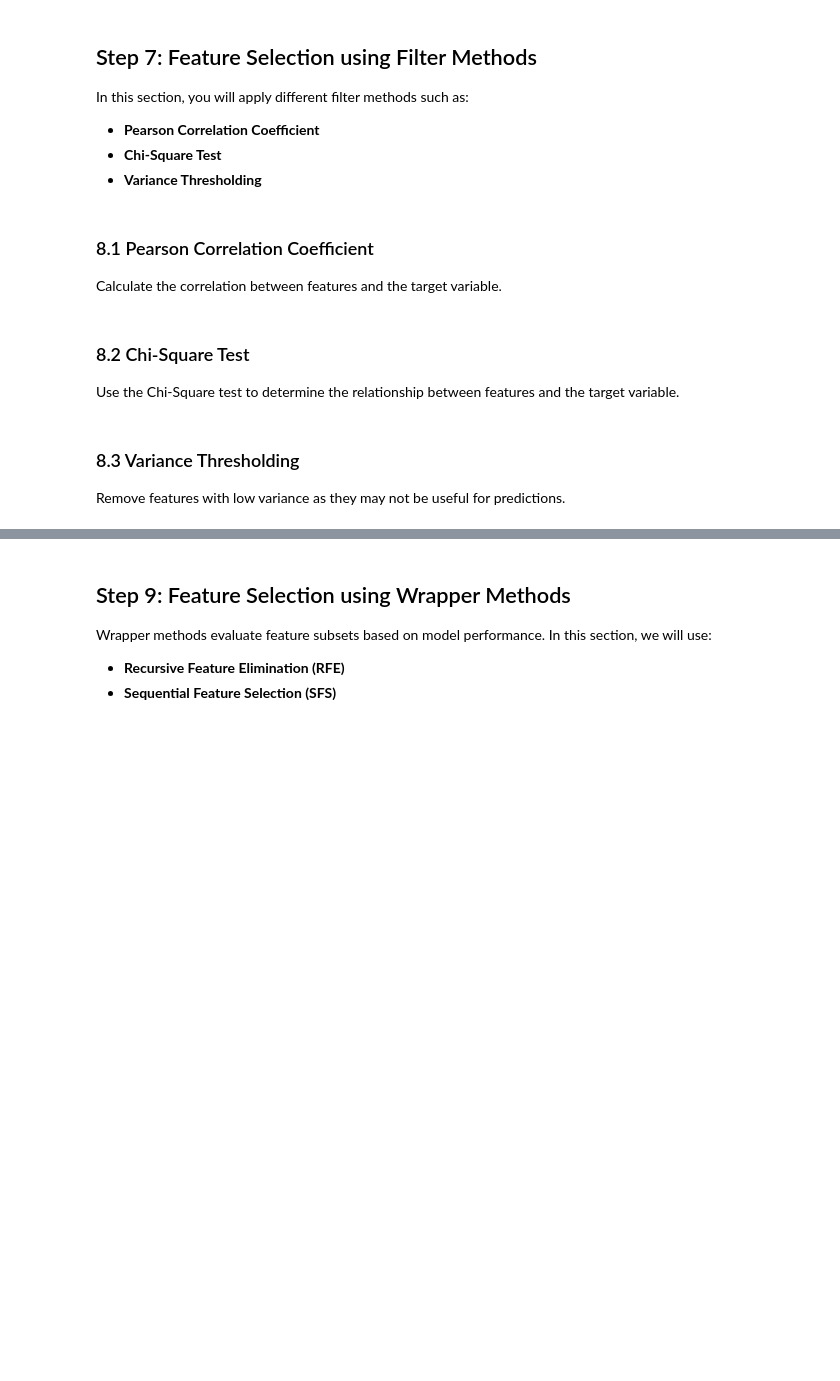
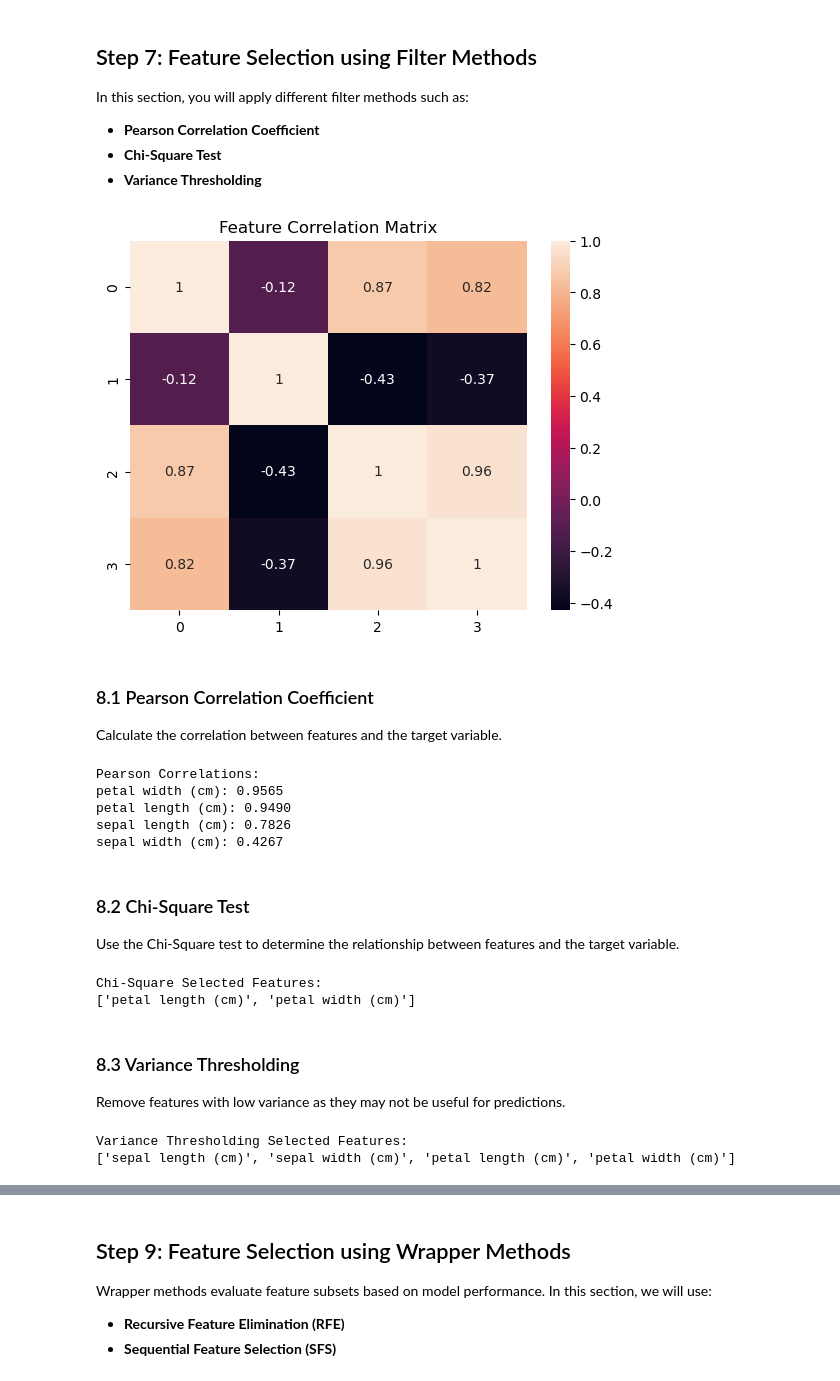
Before and after one commit to MeetBagda/Machine-Learning-Practical-Lab, a Jupyter notebook: ML LAB 11/Lab11 Blank.ipynb, the cells around one changed output, grey strips where cells are left out. Cells and saved outputs as stored; diff of their text form; code cells hidden in the pictures; blank space fills up the shorter version.

Commit message:
LAB_11: Feature Selection using Filter Methods

```diff
--- a/ML LAB 11/Lab11 Blank.ipynb
+++ b/ML LAB 11/Lab11 Blank.ipynb
@@ -184,12 +184,73 @@ In this section, you will apply different filter methods such as:
 - **Pearson Correlation Coefficient**
 - **Chi-Square Test**
 - **Variance Thresholding**
+# %%
+import seaborn as sns
+import numpy as np
+correlation_matrix = np.corrcoef(x_scaled.T)
+sns.heatmap(correlation_matrix, annot=True)
+plt.title('Feature Correlation Matrix')
+plt.show()
+# %% [output]
+[figure, added]
 # %% [markdown]
 ### 8.1 Pearson Correlation Coefficient
 Calculate the correlation between features and the target variable.
+# %%
+from scipy.stats import pearsonr
+import numpy as np
+
+# Calculate correlations between features and target
+correlations = []
+for i in range(x.shape[1]):
+    corr, _ = pearsonr(x[:, i], y)
+    correlations.append((data.feature_names[i], abs(corr)))
+
+# Sort features by correlation strength
+correlations.sort(key=lambda x: x[1], reverse=True)
+print("Pearson Correlations:")
+for feature, corr in correlations:
+    print(f"{feature}: {corr:.4f}")
+# %% [output]
+Pearson Correlations:
+petal width (cm): 0.9565
+petal length (cm): 0.9490
+sepal length (cm): 0.7826
+sepal width (cm): 0.4267
 # %% [markdown]
 ### 8.2 Chi-Square Test
 Use the Chi-Square test to determine the relationship between features and the target variable.
+# %%
+from sklearn.feature_selection import SelectKBest, chi2
+
+# Apply Chi-square test (need non-negative values)
+x_normalized = StandardScaler().fit_transform(x)
+x_normalized = x_normalized - x_normalized.min() # Make values non-negative
+
+chi2_selector = SelectKBest(chi2, k=2) # Select top 2 features
+x_chi2 = chi2_selector.fit_transform(x_normalized, y)
+
+# Get selected feature indices
+selected_features_chi2 = chi2_selector.get_support(indices=True)
+print("\nChi-Square Selected Features:")
+print([data.feature_names[i] for i in selected_features_chi2])
+# %% [output]
+Chi-Square Selected Features:
+['petal length (cm)', 'petal width (cm)']
 # %% [markdown]
 ### 8.3 Variance Thresholding
 Remove features with low variance as they may not be useful for predictions.
+# %%
+from sklearn.feature_selection import VarianceThreshold
+
+# Remove features with low variance
+selector = VarianceThreshold(threshold=0.1)
+x_var = selector.fit_transform(x)
+
+# Get selected feature indices
+selected_features_var = selector.get_support(indices=True)
+print("\nVariance Thresholding Selected Features:")
+print([data.feature_names[i] for i in selected_features_var])
+# %% [output]
+Variance Thresholding Selected Features:
+['sepal length (cm)', 'sepal width (cm)', 'petal length (cm)', 'petal width (cm)']
```
Also changed, not shown: parts of 4 cells of this notebook, 1 other file.
